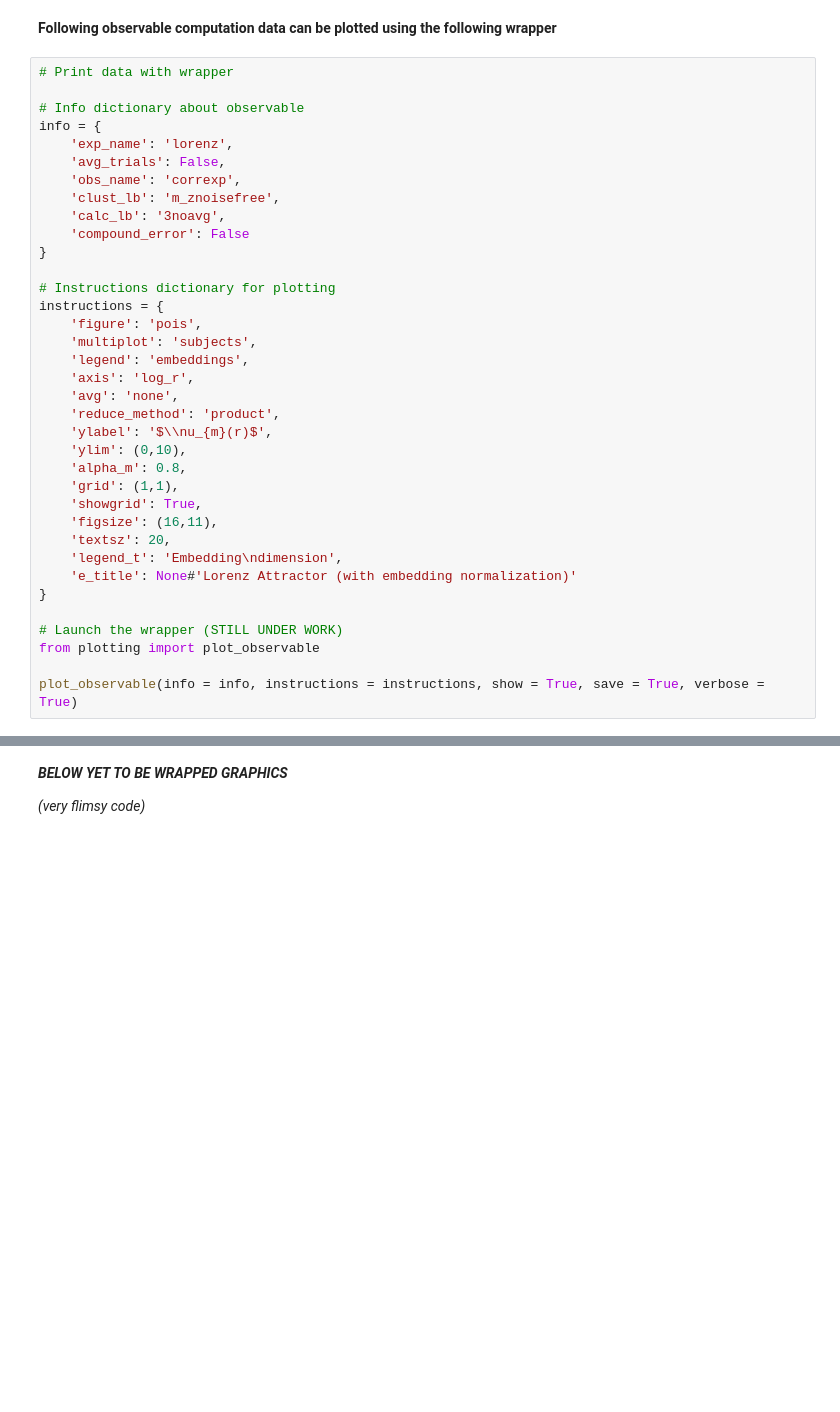
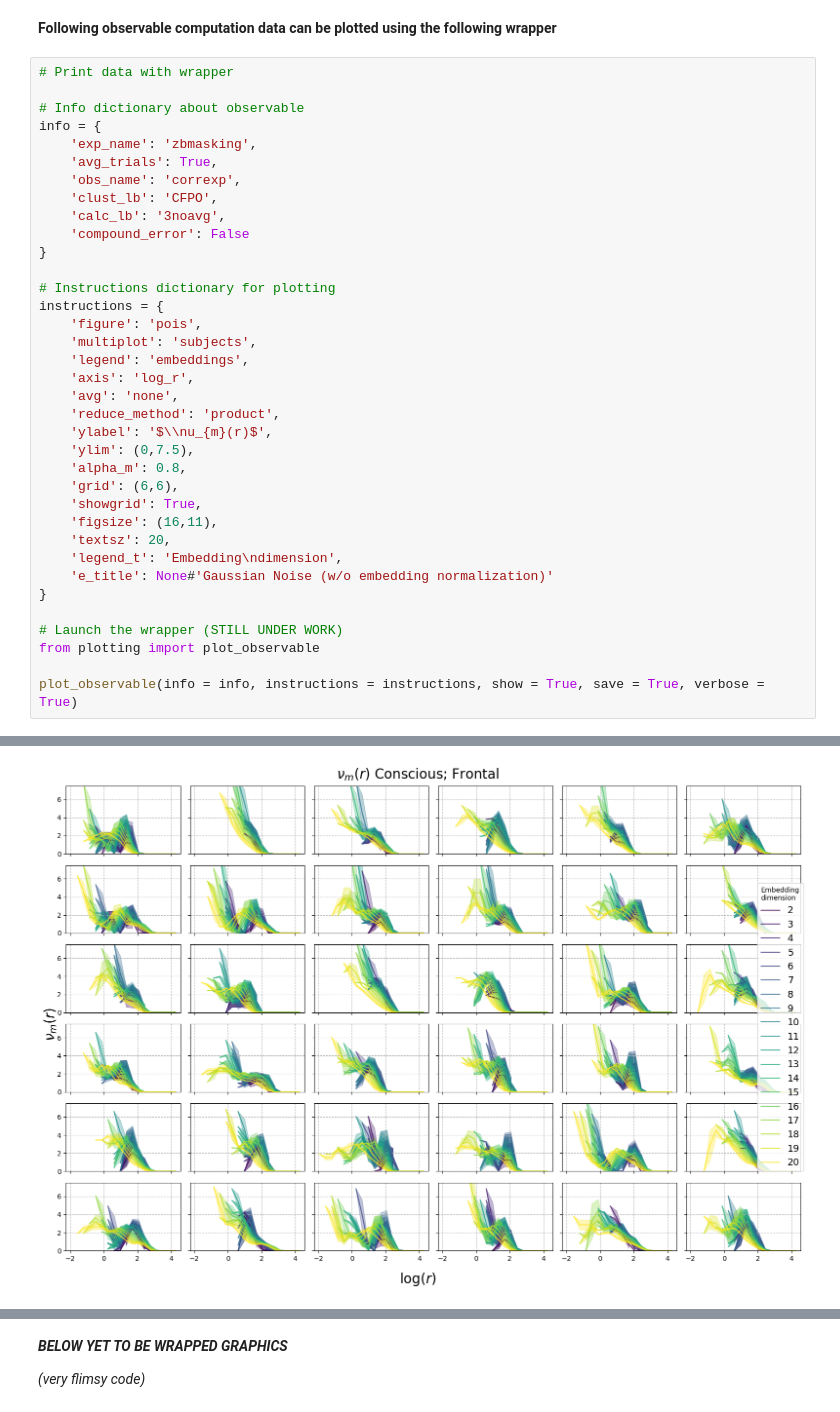
Before and after one commit to lunahsenzacca/nlin-EEG, a Jupyter notebook: nlin-EEG.ipynb, the cells around one changed output, grey strips where cells are left out. Cells and saved outputs as stored; diff of their text form; blank space fills up the shorter version.

Commit message:
Noise module and Cluster Embedding

```diff
--- a/nlin-EEG.ipynb
+++ b/nlin-EEG.ipynb
@@ -27,10 +27,10 @@ maind = get_maind(save = True)
 
 # Info dictionary about observable
 info = {
-    'exp_name': 'lorenz',
-    'avg_trials': False,
+    'exp_name': 'zbmasking',
+    'avg_trials': True,
     'obs_name': 'correxp',
-    'clust_lb': 'm_znoisefree',
+    'clust_lb': 'CFPO',
     'calc_lb': '3noavg',
     'compound_error': False
 }
@@ -44,17 +44,18 @@ instructions = {
     'avg': 'none',
     'reduce_method': 'product',
     'ylabel': '$\\nu_{m}(r)$',
-    'ylim': (0,10),
+    'ylim': (0,7.5),
     'alpha_m': 0.8,
-    'grid': (1,1),
+    'grid': (6,6),
     'showgrid': True,
     'figsize': (16,11),
     'textsz': 20,
     'legend_t': 'Embedding\ndimension',
-    'e_title': None#'Lorenz Attractor (with embedding normalization)'
+    'e_title': None#'Gaussian Noise (w/o embedding normalization)'
 }
 
 # Launch the wrapper (STILL UNDER WORK)
 from plotting import plot_observable
 
 plot_observable(info = info, instructions = instructions, show = True, save = True, verbose = True)
+# %% [output]
@@ -60,0 +64 @@ plot_observable(info = info, instructions = instructions, show = True, save = Tr
+[figure, added]
```
Also changed, not shown: parts of 1 cell of this notebook, 7 other files.
